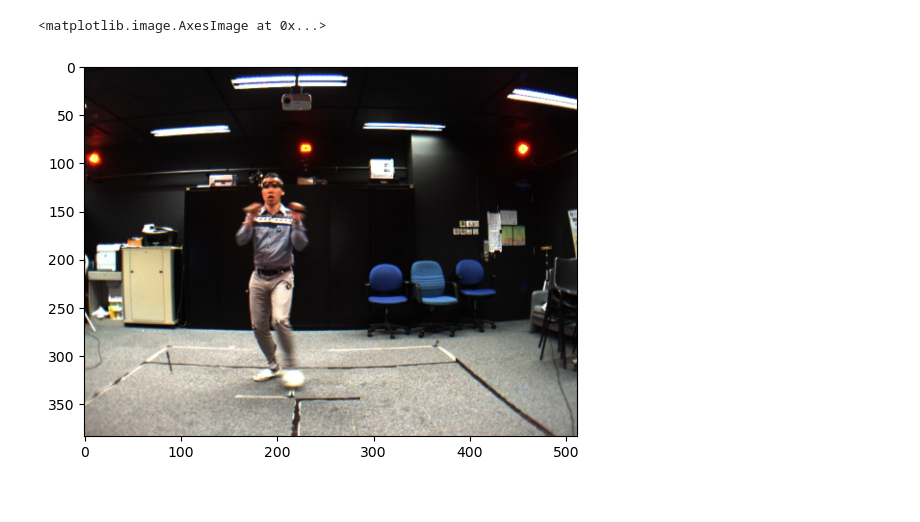
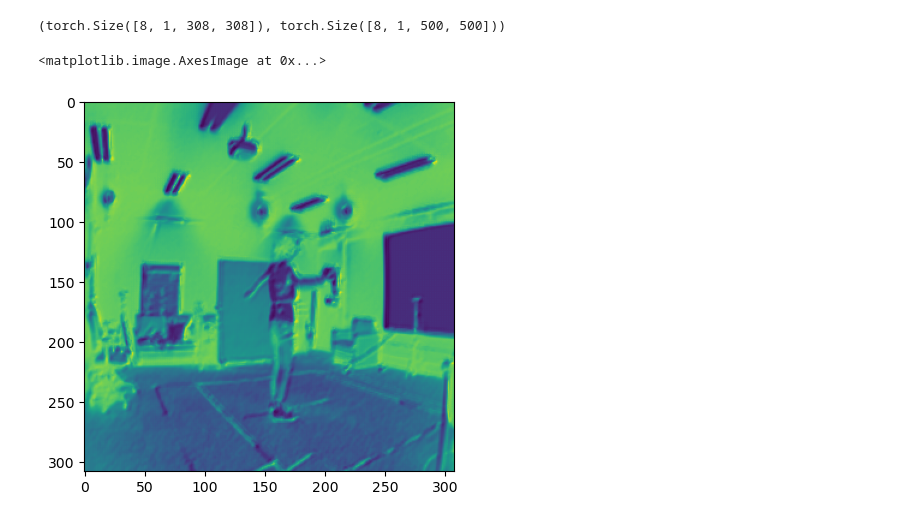
Before and after one commit to GiuLeo01/Unet_Image_Segmentation_Lightning, a Jupyter notebook: unet_exp.ipynb, the cells around one changed output. Cells and saved outputs as stored; diff of their text form; code cells hidden in the pictures.

Commit message:
unet architecture

```diff
--- a/unet_exp.ipynb
+++ b/unet_exp.ipynb
@@ -58,0 +81,6 @@ data = CustomImageDataset('data/segmentation_full_body_mads_dataset_1192_img/ima
+# %%
+from torch.utils.data import DataLoader
+
+train_dataloader = DataLoader(train, batch_size=8, shuffle=True)
+val_dataloader = DataLoader(val, batch_size=8, shuffle=True)
+test_dataloader = DataLoader(test, batch_size=8, shuffle=True)
@@ -58,0 +194,6 @@ data = CustomImageDataset('data/segmentation_full_body_mads_dataset_1192_img/ima
+# %%
+net = unet()
+# %%
+batch = next(iter(train_dataloader))
+# %%
+res = net(batch[0])
@@ -59,5 +213,9 @@ data = CustomImageDataset('data/segmentation_full_body_mads_dataset_1192_img/ima
+# %%
+res.shape, batch[1].shape
+# %% [output]
+(torch.Size([8, 1, 308, 308]), torch.Size([8, 1, 500, 500]))
 # %%
-plt.imshow(data[0][0].permute(1,2,0))
+plt.imshow(res[0].detach().permute(1,2,0))
 # %% [output]
 <matplotlib.image.AxesImage at 0x...>
-[figure, old version]
+[figure, new version]
```
Also changed, not shown: parts of 9 cells of this notebook, 1 other file.
